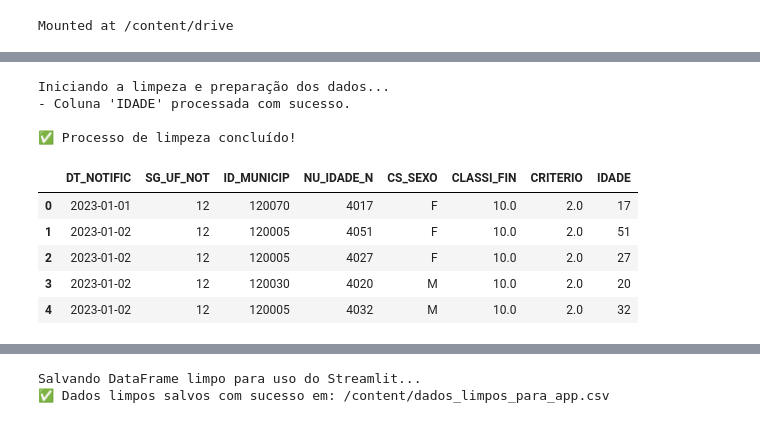
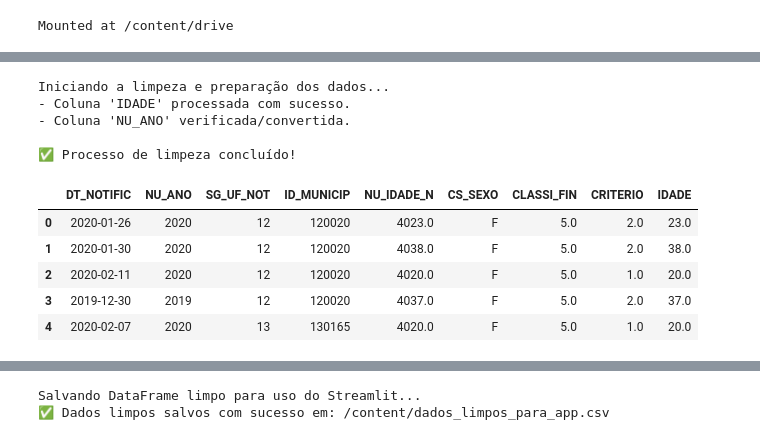
Before and after one commit to Gadshx/Mini_Projeto_Web, a Jupyter notebook: Mini_projeto_web.ipynb, the cells around one changed output, grey strips where cells are left out. Drawn from its saved outputs; the diff is of its cells as text; code cells hidden in the pictures.

```diff
--- a/Mini_projeto_web.ipynb
+++ b/Mini_projeto_web.ipynb
@@ -52,35 +81,43 @@ Tentando carregar o arquivo de: /content/drive/MyDrive/mini-projeto/DENGBR23.csv
 # %%
-# CÉLULA DE LIMPEZA (A QUE ESTAVA FALTANDO)
+# CÉLULA DE LIMPEZA (CORRIGIDA - USA df_dengue_total)
 
 print("Iniciando a limpeza e preparação dos dados...")
 
 try:
-    # Cria uma cópia do DataFrame original para trabalhar
-    df_limpo = df_dengue.copy()
+    # Cria uma cópia do DataFrame COMBINADO para trabalhar
+    df_limpo = df_dengue_total.copy() # <-- CORREÇÃO APLICADA AQUI!
 
     # Processa a coluna de idade 'NU_IDADE_N' para extrair a idade em anos
     df_limpo['NU_IDADE_N'] = pd.to_numeric(df_limpo['NU_IDADE_N'], errors='coerce')
     df_limpo.dropna(subset=['NU_IDADE_N'], inplace=True)
     df_limpo = df_limpo[df_limpo['NU_IDADE_N'] >= 4000]
     df_limpo['IDADE'] = df_limpo['NU_IDADE_N'] - 4000
     print("- Coluna 'IDADE' processada com sucesso.")
 
+    # Converte a coluna NU_ANO para inteiro (importante para filtros)
+    if 'NU_ANO' in df_limpo.columns:
+         df_limpo['NU_ANO'] = df_limpo['NU_ANO'].astype(int)
+         print("- Coluna 'NU_ANO' verificada/convertida.")
+
     print("\n✅ Processo de limpeza concluído!")
     display(df_limpo.head())
 
+except NameError:
+    print("\n❌ ERRO: A variável 'df_dengue_total' não foi criada. Verifique se a Célula 2 (carregamento multi-ano) foi executada sem erros.")
 except Exception as e:
     print(f"\n❌ Ocorreu um erro inesperado durante a limpeza: {e}")
 # %% [output]
 Iniciando a limpeza e preparação dos dados...
 - Coluna 'IDADE' processada com sucesso.
+- Coluna 'NU_ANO' verificada/convertida.
 
 ✅ Processo de limpeza concluído!
-|  | DT_NOTIFIC | SG_UF_NOT | ID_MUNICIP | NU_IDADE_N | CS_SEXO | CLASSI_FIN | CRITERIO | IDADE |
-| 0 | 2023-01-01 | 12 | 120070 | 4017 | F | 10.0 | 2.0 | 17 |
-| 1 | 2023-01-02 | 12 | 120005 | 4051 | F | 10.0 | 2.0 | 51 |
-| 2 | 2023-01-02 | 12 | 120005 | 4027 | F | 10.0 | 2.0 | 27 |
-| 3 | 2023-01-02 | 12 | 120030 | 4020 | M | 10.0 | 2.0 | 20 |
-| 4 | 2023-01-02 | 12 | 120005 | 4032 | M | 10.0 | 2.0 | 32 |
+|  | DT_NOTIFIC | NU_ANO | SG_UF_NOT | ID_MUNICIP | NU_IDADE_N | CS_SEXO | CLASSI_FIN | CRITERIO | IDADE |
+| 0 | 2020-01-26 | 2020 | 12 | 120020 | 4023.0 | F | 5.0 | 2.0 | 23.0 |
+| 1 | 2020-01-30 | 2020 | 12 | 120020 | 4038.0 | F | 5.0 | 2.0 | 38.0 |
+| 2 | 2020-02-11 | 2020 | 12 | 120020 | 4020.0 | F | 5.0 | 1.0 | 20.0 |
+| 3 | 2019-12-30 | 2019 | 12 | 120020 | 4037.0 | F | 5.0 | 2.0 | 37.0 |
+| 4 | 2020-02-07 | 2020 | 13 | 130165 | 4020.0 | F | 5.0 | 1.0 | 20.0 |
 # %%
 # CÉLULA 3: Análise Exploratória dos Dados
 
```
Also changed, not shown: parts of 7 cells of this notebook.
